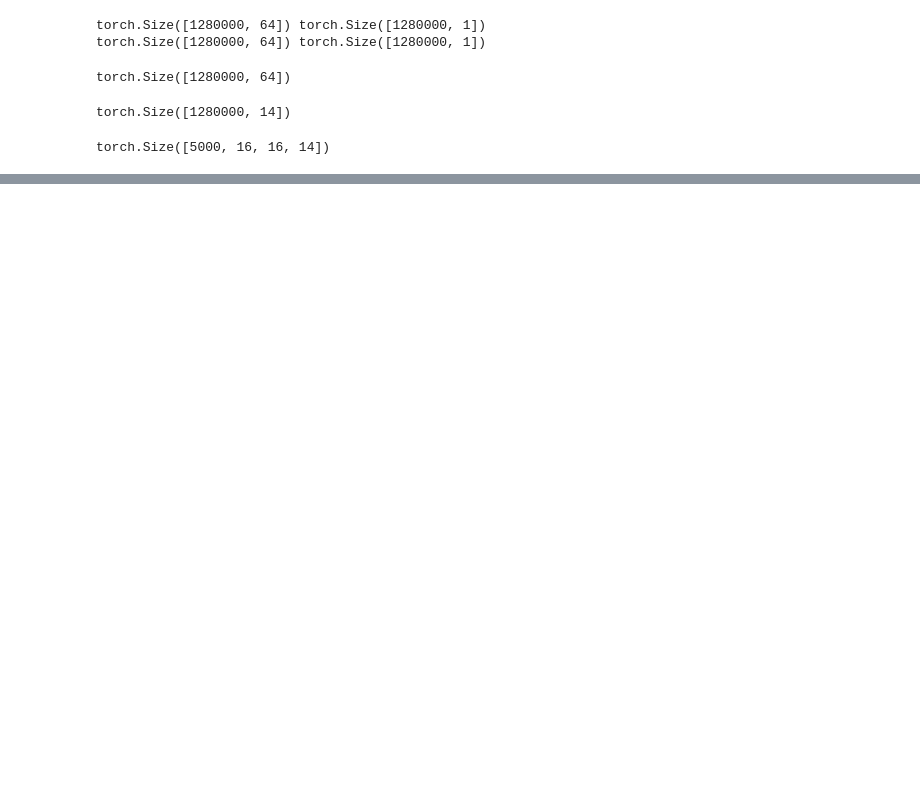
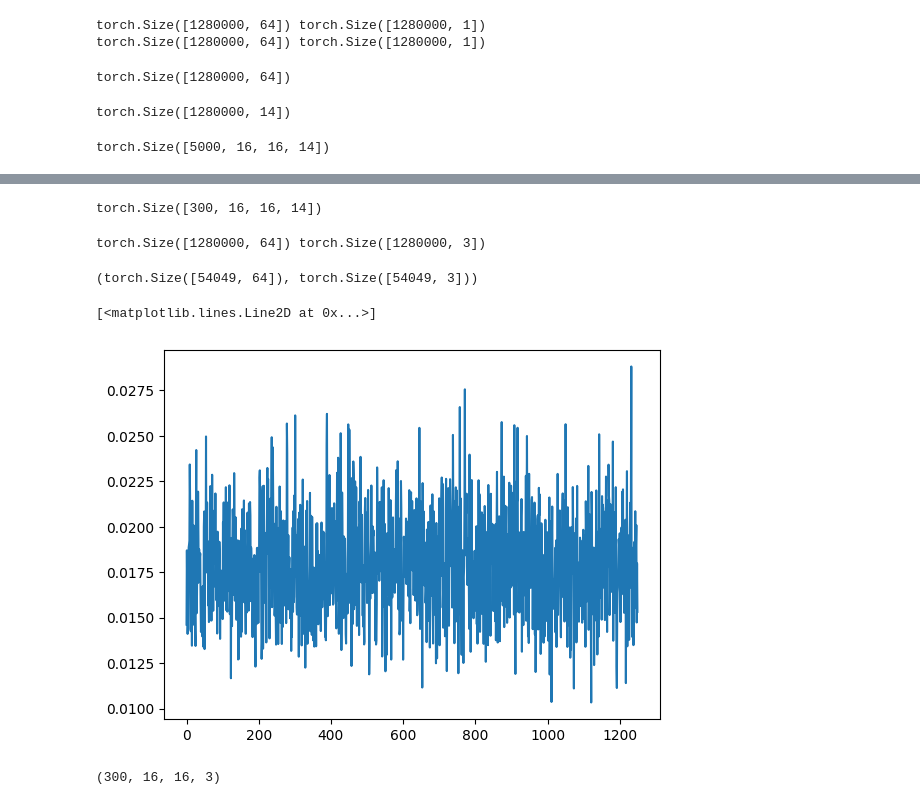
Before and after one commit to Lord225/explain-rl, a Jupyter notebook: explain/explainer_test1.ipynb, the cells around one changed output, grey strips where cells are left out. Cells and saved outputs as stored; diff of their text form; code cells hidden in the pictures; blank space fills up the shorter version.

```diff
--- a/explain/explainer_test1.ipynb
+++ b/explain/explainer_test1.ipynb
@@ -515,0 +638,6 @@ if not os.path.exists(filename):
+# %%
+
+output = data_extractor(X.reshape(-1, 16, 16, 64)[:300])
+print(output.shape)
+# %% [output]
+torch.Size([300, 16, 16, 14])
@@ -515,0 +666,68 @@ if not os.path.exists(filename):
+# %%
+seg_observations
+
+seg_observations_downsampled = np.array([cv2.resize(img, (16, 16), interpolation=cv2.INTER_NEAREST) for img in seg_observations]).reshape(-1, 3)
+
+X = th.tensor(features_list, dtype=th.float32)
+y = th.tensor(seg_observations_downsampled[:16*16*5000], dtype=th.float32)
+y = y / 255.0
+
+print(X.shape, y.shape)
+# %% [output]
+torch.Size([1280000, 64]) torch.Size([1280000, 3])
+# %%
+# remove samples where y == (0, 0, 0)
+
+mask = (y != 0).all(axis=1)
+
+X_masked = X[mask.squeeze()]
+y_masked = y[mask.squeeze()]
+
+
+
+X_masked.shape, y_masked.shape
+# %% [output]
+(torch.Size([54049, 64]), torch.Size([54049, 3]))
+# %%
+data_extractor = nn.Sequential(
+    nn.Linear(64, 64),
+    nn.ReLU(),
+    nn.Linear(64, 32),
+    nn.ReLU(),
+    nn.Linear(32, 3)
+)
+
+dataset_features = th.utils.data.TensorDataset(X, y)
+train_loader = th.utils.data.DataLoader(dataset_features, batch_size=1024, shuffle=True, num_workers=4)
+
+# Define optimizer and scheduler
+optimizer = th.optim.Adam(data_extractor.parameters(), lr=1e-3)
+scheduler = th.optim.lr_scheduler.MultiStepLR(optimizer, milestones=[10, 15, 20], gamma=0.1)
+
+# Training loop
+epoches = tqdm.tqdm(range(30))
+for epoch in epoches:
+    losses = []
+    for i, (features, target) in enumerate(train_loader):
+        optimizer.zero_grad()
+        output = data_extractor(features)
+        loss = F.mse_loss(output, target)
+        losses.append(loss.item())
+        loss.backward()
+        optimizer.step()
+
+        if i % 100 == 0:
+            epoches.set_description(f"Epoch {epoch} Loss: {np.mean(losses[-100:])}")
+
+    scheduler.step()
+# %%
+plt.plot(losses)
+# %% [output]
+[<matplotlib.lines.Line2D at 0x...>]
+[figure, added]
+# %%
+output = data_extractor(X[:16*16*300])
+output = output.detach().numpy().reshape(-1, 16, 16, 3)
+output.shape
+# %% [output]
+(300, 16, 16, 3)
```
Also changed, not shown: parts of 20 cells of this notebook, 5 other files.
